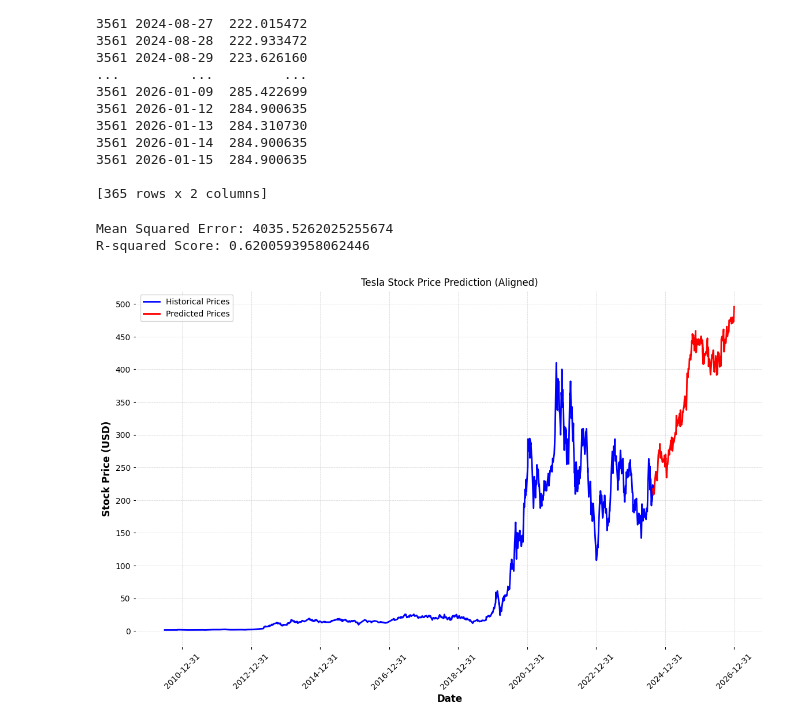
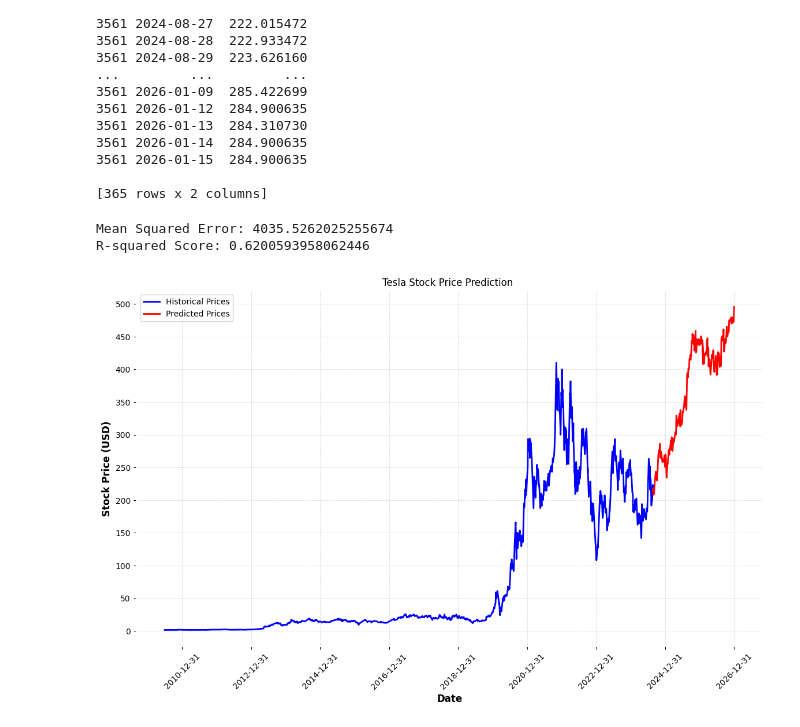
Before and after one commit to ol287/Learning_from_data_cw, a Jupyter notebook: Learning_front_data.ipynb, the cells around one changed output. Saved outputs shown, nothing was run; the diff lists cells and outputs as text; code cells hidden in the pictures.

```diff
--- a/Learning_front_data.ipynb
+++ b/Learning_front_data.ipynb
@@ -328,32 +328,32 @@ aligned_future_prices = base_future_prices + alignment_offset
 
 # Create random fluctuations
 np.random.seed(42)  # Set seed for reproducibility
 historical_volatility = data['Volatility'].values
 simulated_volatility = np.random.choice(historical_volatility, size=future_days.shape[0], replace=True)
 
 # Generate a random walk for fluctuations
 random_walk = np.cumsum(np.random.normal(scale=simulated_volatility * 0.5, size=future_days.shape[0]))
 
 # Combine aligned prices with random walk fluctuations
 fluctuated_prices = aligned_future_prices + random_walk
 
 # Plot the results
 plt.figure(figsize=(14, 8))
 plt.plot(data['Date'], data['Close'], label='Historical Prices', color='blue')
 plt.plot(future_dates, fluctuated_prices, label='Predicted Prices', color='red')
-plt.title('Tesla Stock Price Prediction (Aligned)')
+plt.title('Tesla Stock Price Prediction ')
 plt.xlabel('Date')
 plt.ylabel('Stock Price (USD)')
 
 # Add more labels to x and y axes
 plt.xticks(pd.date_range(start=data['Date'].min(), end=future_dates[-1], freq='2Y'), rotation=45)
 y_ticks = np.arange(0, max(data['Close'].max(), max(fluctuated_prices)) + 50, 50)
 plt.yticks(y_ticks)
 
 plt.grid(True, linestyle='--', alpha=0.6)
 plt.legend()
 plt.show()
 # %% [output]
 Mean Squared Error: 4035.5262025255674
 R-squared Score: 0.6200593958062446
-[figure, old version]
+[figure, new version]
```
